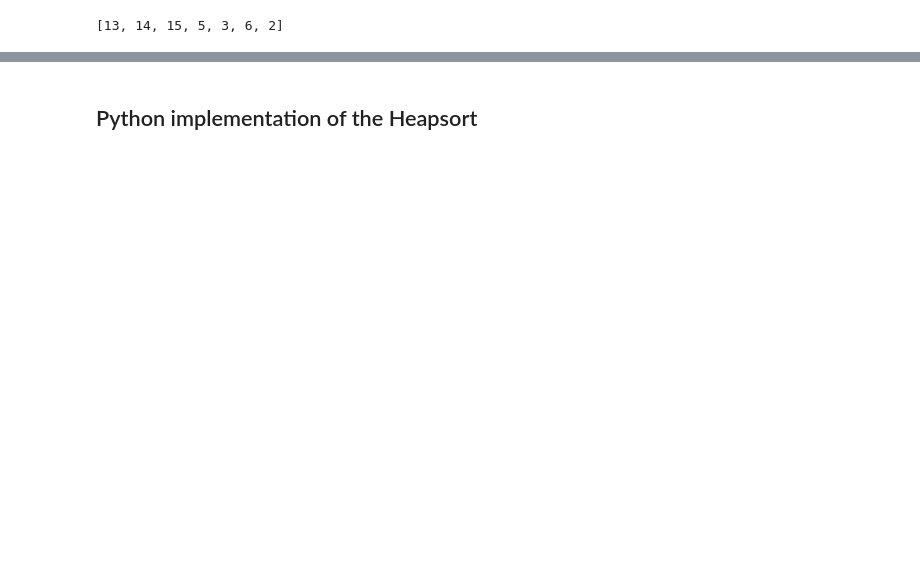
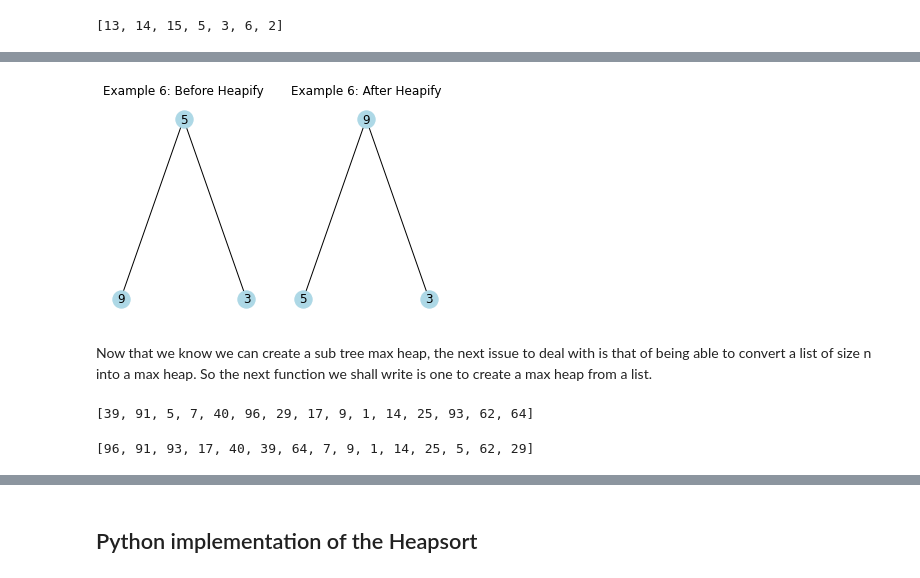
Before and after one commit to DylanWhelan/Graph_Theory_Summer_2022, a Jupyter notebook: The Heapsort.ipynb, the cells around one changed output, grey strips where cells are left out. Cells and saved outputs as stored; diff of their text form; code cells hidden in the pictures; blank space fills up the shorter version.

```diff
--- a/The Heapsort.ipynb
+++ b/The Heapsort.ipynb
@@ -150,0 +192,80 @@ draw_tree(example5)
+# %%
+# Implementation of heapify
+def example_heapify(inputList, heapElements, i):
+
+    # A sub tree is created, with the i value representing the root and parent, left representing the potential left child,
+    # And right representing the potential right child
+    root = i
+    left = 2 * i + 1
+    right = 2 * i + 2
+
+    # If left is less than the number of heap elements this means we can be confident that it is a valid vertex that is on the tree,
+    # Having satisfied that criteria, we compare the value stored at the root of the tree to the value stored in the left child,
+    # If it is found that the left child is larger than the root, we replace the root with the left child
+    if left < heapElements and inputList[root] < inputList[left]:
+        root = left
+
+    # The logic here is the same as the previous code block, just regarding the right child
+    if right < heapElements and inputList[root] < inputList[right]:
+        root = right
+
+    # If root does not equal i, that means one or both of the children contained a greater value than i,
+    # Hence the values contained at i and the new root are swapped
+    if root != i:
+        inputList[i], inputList[root] = inputList[root], inputList[i]
+        # Heapify is then called again to check if the new sub tree is a valid max heap, and this will happen until it satisfies the criteria
+        example_heapify(inputList, heapElements, root)
+
+# Now to show an example with a list of size 3
+example6 = [5, 9, 3]
+
+plt.subplot(121)
+draw_tree(example6)
+plt.title("Example 6: Before Heapify")
+
+# Copying the list to process with Heapify
+example6sorted = example6.copy()
+
+example_heapify(example6sorted, len(example6sorted), 0)
+
+plt.subplot(122)
+draw_tree(example6sorted)
+plt.title("Example 6: After Heapify")
+
+plt.show()
+# %% [output]
+[figure, added]
+# %% [markdown]
+Now that we know we can create a sub tree max heap, the next issue to deal with is that of being able to convert a list of size n into a max heap.
+So the next function we shall write is one to create a max heap from a list.
+# %%
+# Implentation of build_heap
+def example_build_heap(inputList):
+    length = len(inputList)
+
+    # The build_heap function iterates from the middle of the list back to the front,
+    # It starts at length // 2 - 1, because when i is at length // 2 - 1, the right child of i is the last element in the list
+    for i in range(length // 2 - 1, - 1, -1):
+        example_heapify(inputList, length, i)
+
+example7 = []
+
+# This is something I am sorry to say I must due to an error in my code for drawing trees, if there are any duplicates in a list,
+# Unintend behaviour will arise from the tree drawing function, and this has little bearing on the function of the Heapsort
+duplicates = True
+while duplicates == True:
+    example7.clear()
+    for i in range(15):
+        example7.append(rand.randint(1, 99))
+    if len(example7) == len(set(example7)):
+        duplicates = False
+example7
+# %% [output]
+[39, 91, 5, 7, 40, 96, 29, 17, 9, 1, 14, 25, 93, 62, 64]
+# %%
+example7Heaped = example7.copy()
+
+example_build_heap(example7Heaped)
+example7Heaped
+# %% [output]
+[96, 91, 93, 17, 40, 39, 64, 7, 9, 1, 14, 25, 5, 62, 29]
```
Also changed, not shown: parts of 13 cells of this notebook.
